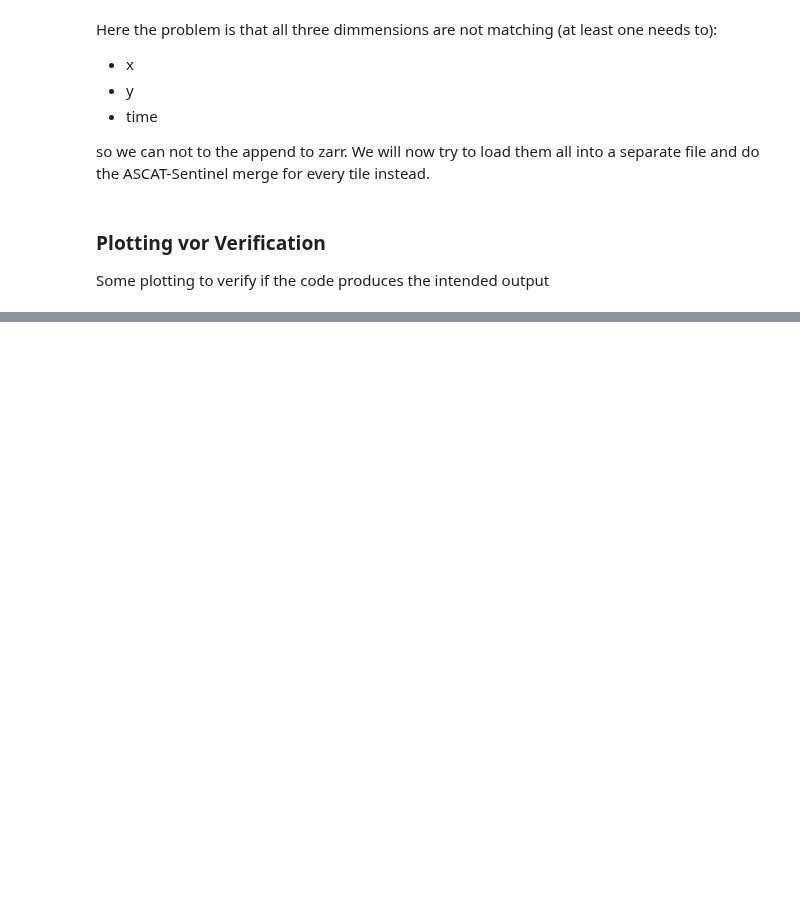
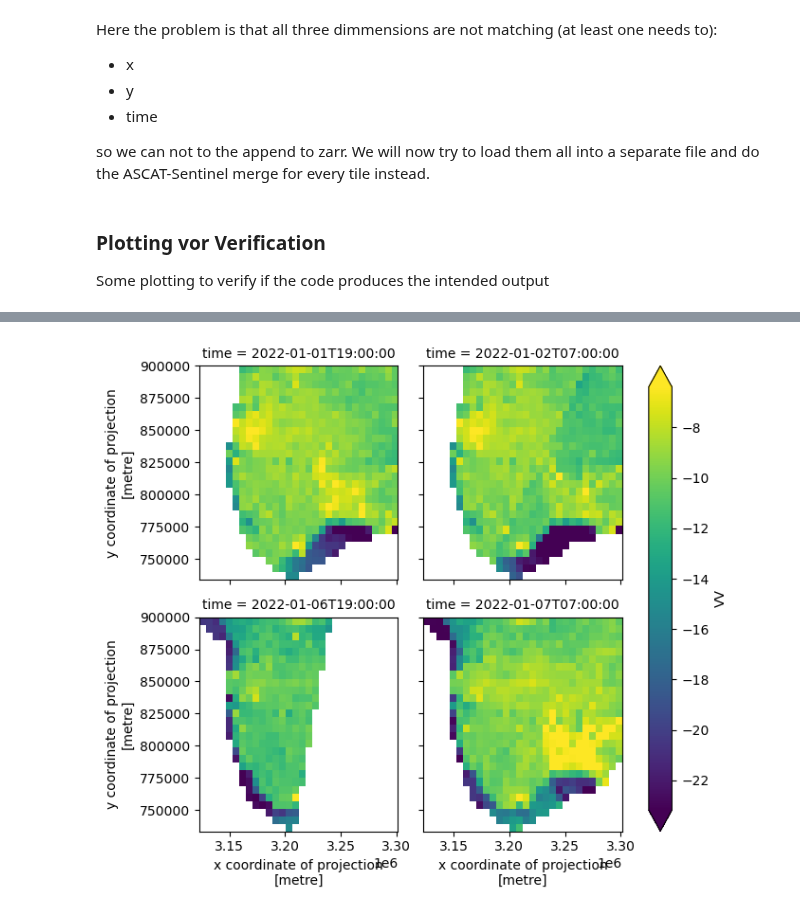
Before and after one commit to wagnerjoseph/Sentinel1-ASCAT-fusion, a Jupyter notebook: notebooks/create-s1-zarr-dataset.ipynb, the cells around one changed output, grey strips where cells are left out. Drawn from its saved outputs; the diff is of its cells as text; code cells hidden in the pictures; blank space fills up the shorter version.

```diff
--- a/notebooks/create-s1-zarr-dataset.ipynb
+++ b/notebooks/create-s1-zarr-dataset.ipynb
@@ -538,3 +515,8 @@ y
 PandasIndex
 PandasIndex(Index([897000.0, 891000.0, 885000.0, 879000.0, 873000.0, 867000.0, 861000.0, 855000.0, 849000.0, 843000.0, 837000.0, 831000.0, 825000.0, 819000.0, 813000.0, 807000.0, 801000.0, 795000.0, 7 ...
 Attributes: (0)
+# %%
+read_zarr.VV.plot.imshow(col="time", col_wrap=2, robust=True)
+plt.show()
+# %% [output]
+[figure, added]
```
Also changed, not shown: parts of 11 cells of this notebook, 5 other files.
